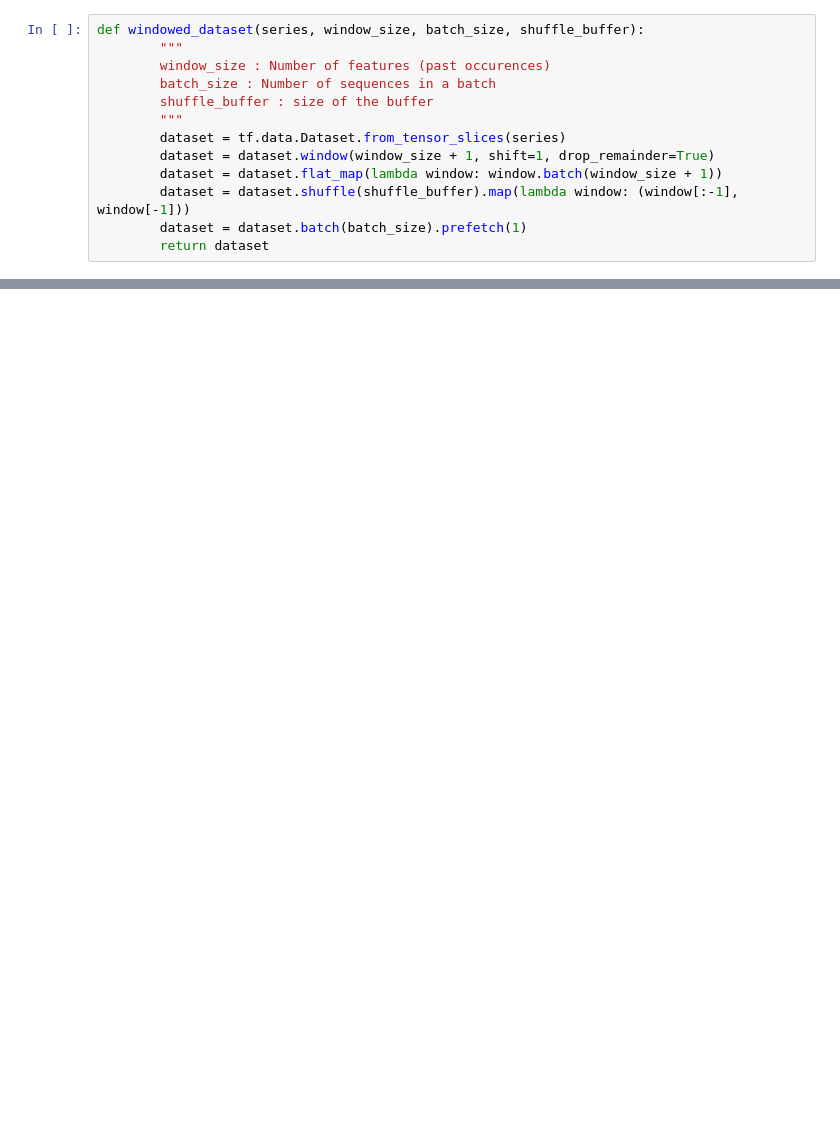
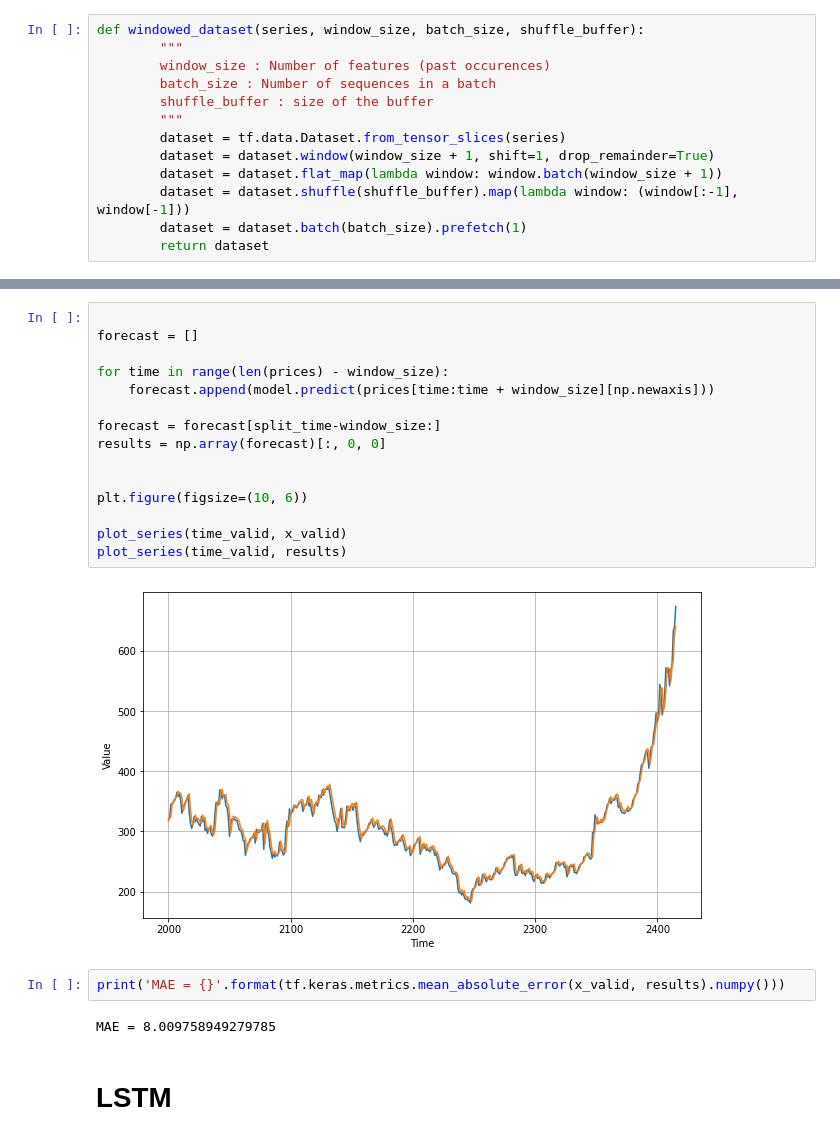
Before and after one commit to yacinebouaouni/Tensorflow-Certification, a Jupyter notebook: Timeseries/Stocks-Prediction.ipynb, the cells around one changed output, grey strips where cells are left out. Saved outputs shown, nothing was run; the diff lists cells and outputs as text; blank space fills up the shorter version.

```diff
--- a/Timeseries/Stocks-Prediction.ipynb
+++ b/Timeseries/Stocks-Prediction.ipynb
@@ -123,0 +145,23 @@ prices[2001]
+# %%
+
+forecast = []
+
+for time in range(len(prices) - window_size):
+    forecast.append(model.predict(prices[time:time + window_size][np.newaxis]))
+
+forecast = forecast[split_time-window_size:]
+results = np.array(forecast)[:, 0, 0]
+
+
+plt.figure(figsize=(10, 6))
+
+plot_series(time_valid, x_valid)
+plot_series(time_valid, results)
+# %% [output]
+[figure, added]
+# %%
+print('MAE = {}'.format(tf.keras.metrics.mean_absolute_error(x_valid, results).numpy()))
+# %% [output]
+MAE = 8.009758949279785
+# %% [markdown]
+# **LSTM**
```
Also changed, not shown: parts of 20 cells of this notebook.
